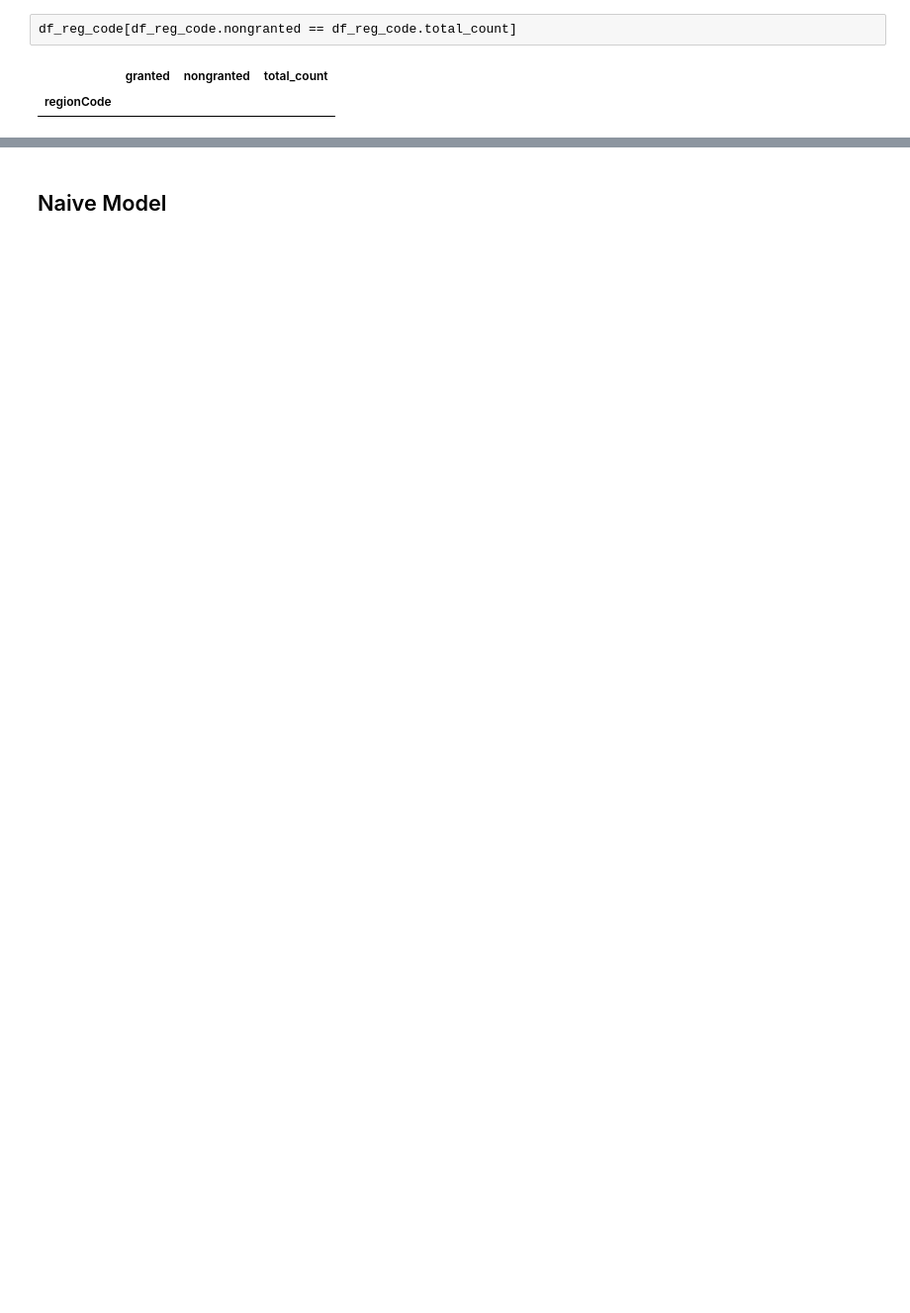
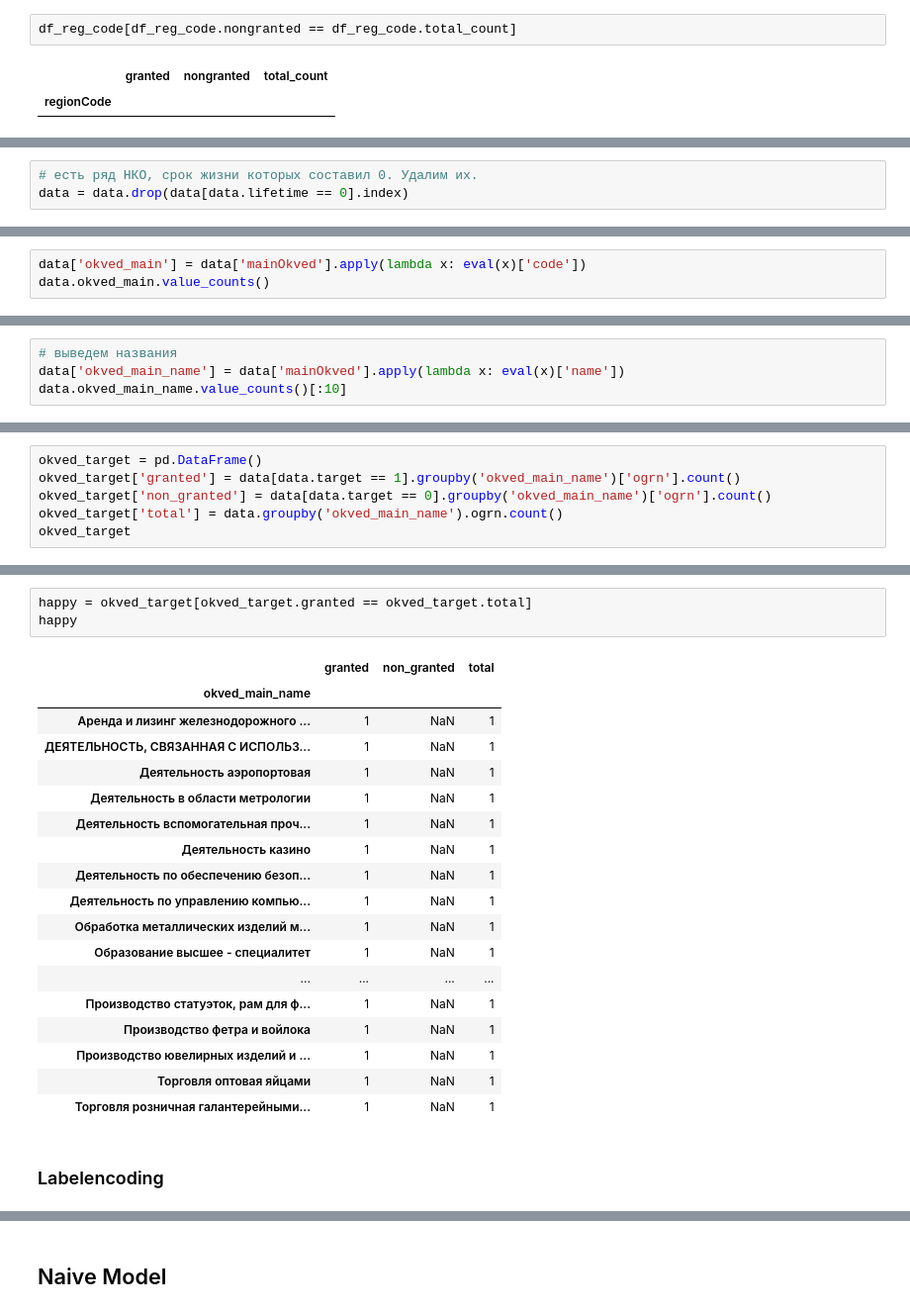
Before and after one commit to Elen-Skri/Projects-DSC, a Jupyter notebook: Teplitsa_hackaton/Case_1_nko_FE.ipynb, the cells around one changed output, grey strips where cells are left out. Shown at 99% size. Saved outputs shown, nothing was run; the diff lists cells and outputs as text; blank space fills up the shorter version.

```diff
--- a/Teplitsa_hackaton/Case_1_nko_FE.ipynb
+++ b/Teplitsa_hackaton/Case_1_nko_FE.ipynb
@@ -276,0 +320,3 @@ Name: regionName, dtype: int64
+# %%
+# есть ряд НКО, срок жизни которых составил 0. Удалим их.
+data = data.drop(data[data.lifetime == 0].index)
@@ -276,0 +344,3 @@ Name: regionName, dtype: int64
+# %%
+data['okved_main'] = data['mainOkved'].apply(lambda x: eval(x)['code'])
+data.okved_main.value_counts()
@@ -276,0 +360,4 @@ Name: regionName, dtype: int64
+# %%
+# выведем названия
+data['okved_main_name'] = data['mainOkved'].apply(lambda x: eval(x)['name'])
+data.okved_main_name.value_counts()[:10]
@@ -276,0 +395,6 @@ Name: regionName, dtype: int64
+# %%
+okved_target = pd.DataFrame()
+okved_target['granted'] = data[data.target == 1].groupby('okved_main_name')['ogrn'].count()
+okved_target['non_granted'] = data[data.target == 0].groupby('okved_main_name')['ogrn'].count()
+okved_target['total'] = data.groupby('okved_main_name').ogrn.count()
+okved_target
@@ -276,0 +416,24 @@ Name: regionName, dtype: int64
+# %%
+happy = okved_target[okved_target.granted == okved_target.total]
+happy
+# %% [output]
+|  | granted | non_granted | total |
+| okved_main_name |  |  |  |
+| Аренда и лизинг железнодорожного ... | 1 | NaN | 1 |
+| ДЕЯТЕЛЬНОСТЬ, СВЯЗАННАЯ С ИСПОЛЬЗ... | 1 | NaN | 1 |
+| Деятельность аэропортовая | 1 | NaN | 1 |
+| Деятельность в области метрологии | 1 | NaN | 1 |
+| Деятельность вспомогательная проч... | 1 | NaN | 1 |
+| Деятельность казино | 1 | NaN | 1 |
+| Деятельность по обеспечению безоп... | 1 | NaN | 1 |
+| Деятельность по управлению компью... | 1 | NaN | 1 |
+| Обработка металлических изделий м... | 1 | NaN | 1 |
+| Образование высшее - специалитет | 1 | NaN | 1 |
+| ... | ... | ... | ... |
+| Производство статуэток, рам для ф... | 1 | NaN | 1 |
+| Производство фетра и войлока | 1 | NaN | 1 |
+| Производство ювелирных изделий и ... | 1 | NaN | 1 |
+| Торговля оптовая яйцами | 1 | NaN | 1 |
+| Торговля розничная галантерейными... | 1 | NaN | 1 |
+# %% [markdown]
+### Labelencoding
```
Also changed, not shown: parts of 51 cells of this notebook.
